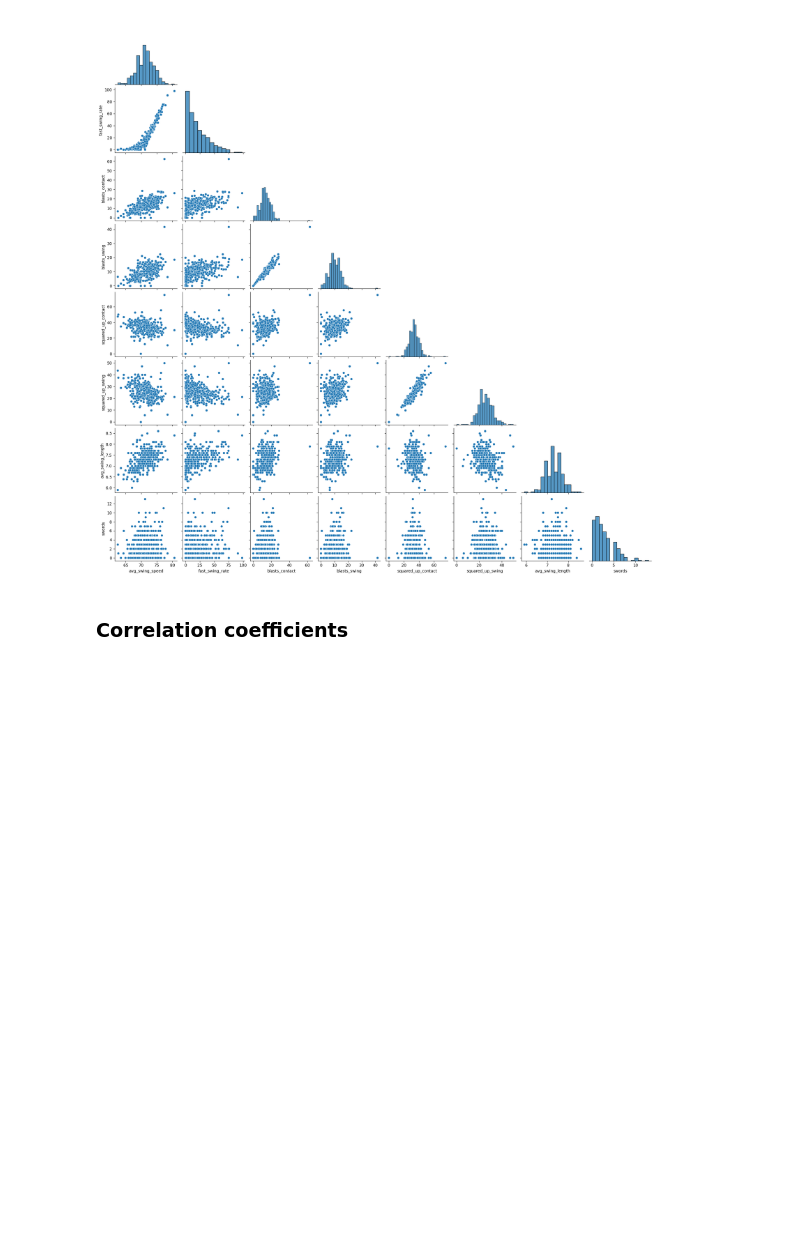
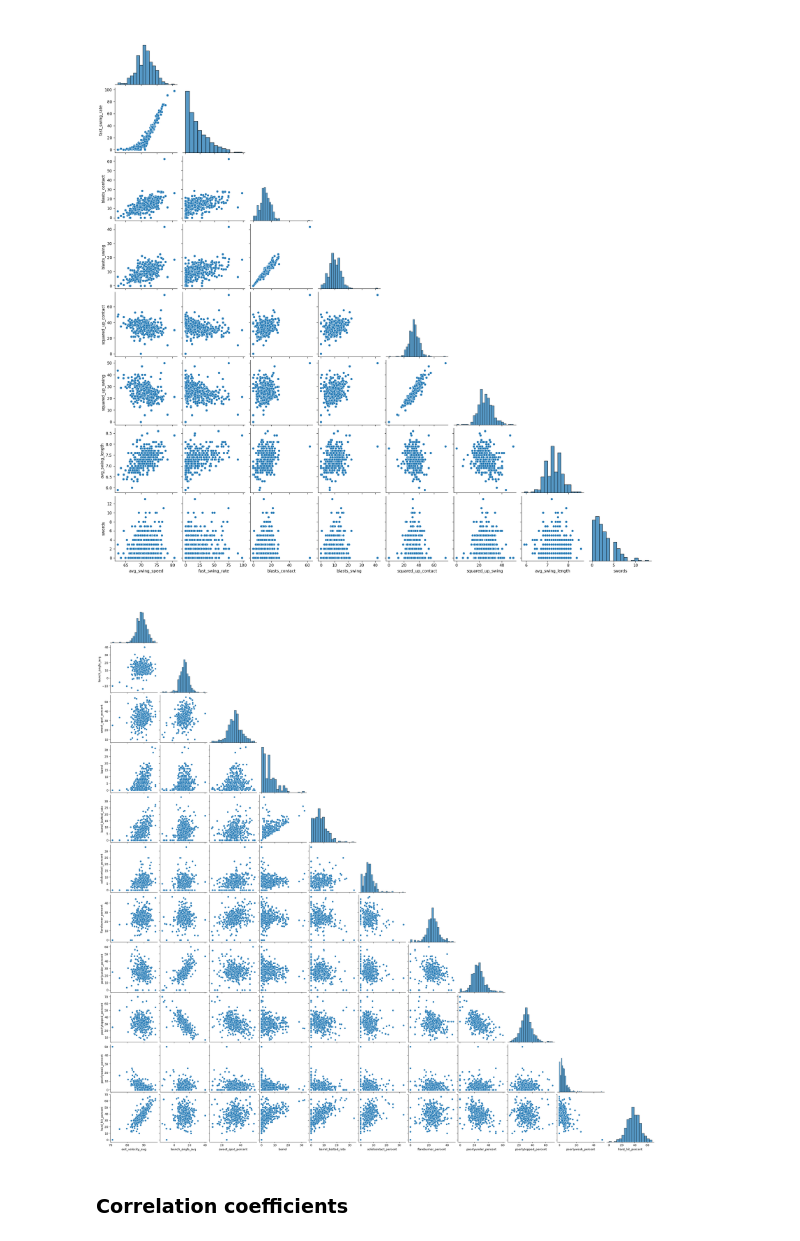
Before and after one commit to rrmoruzzi/mlb-bat-tracking, a Jupyter notebook: MLB-Exploration/1-MLB-predictions-EDA.ipynb, the cells around one changed output. Cells and saved outputs as stored; diff of their text form; code cells hidden in the pictures; blank space fills up the shorter version.

```diff
--- a/MLB-Exploration/1-MLB-predictions-EDA.ipynb
+++ b/MLB-Exploration/1-MLB-predictions-EDA.ipynb
@@ -184,6 +182,12 @@ sns.pairplot(batters_train[features_new], corner=True)
 plt.show()
 # %% [output]
 [figure]
+# %%
+sns.pairplot(batters_train[features_quality], corner=True)
+
+plt.show()
+# %% [output]
+[figure, added]
 # %% [markdown]
 ### Correlation coefficients
 # %% [markdown]
```
Also changed, not shown: parts of 5 cells of this notebook.
